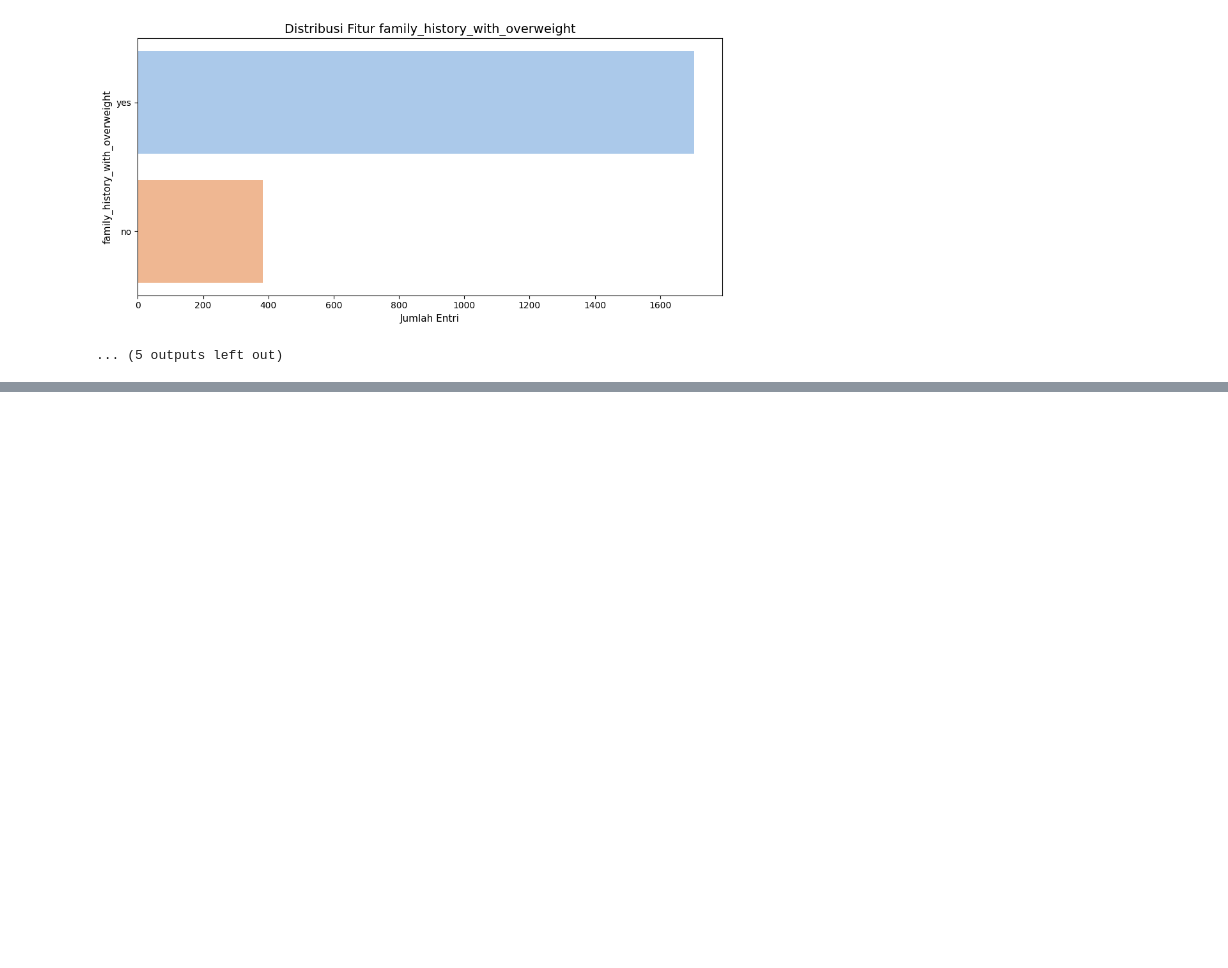
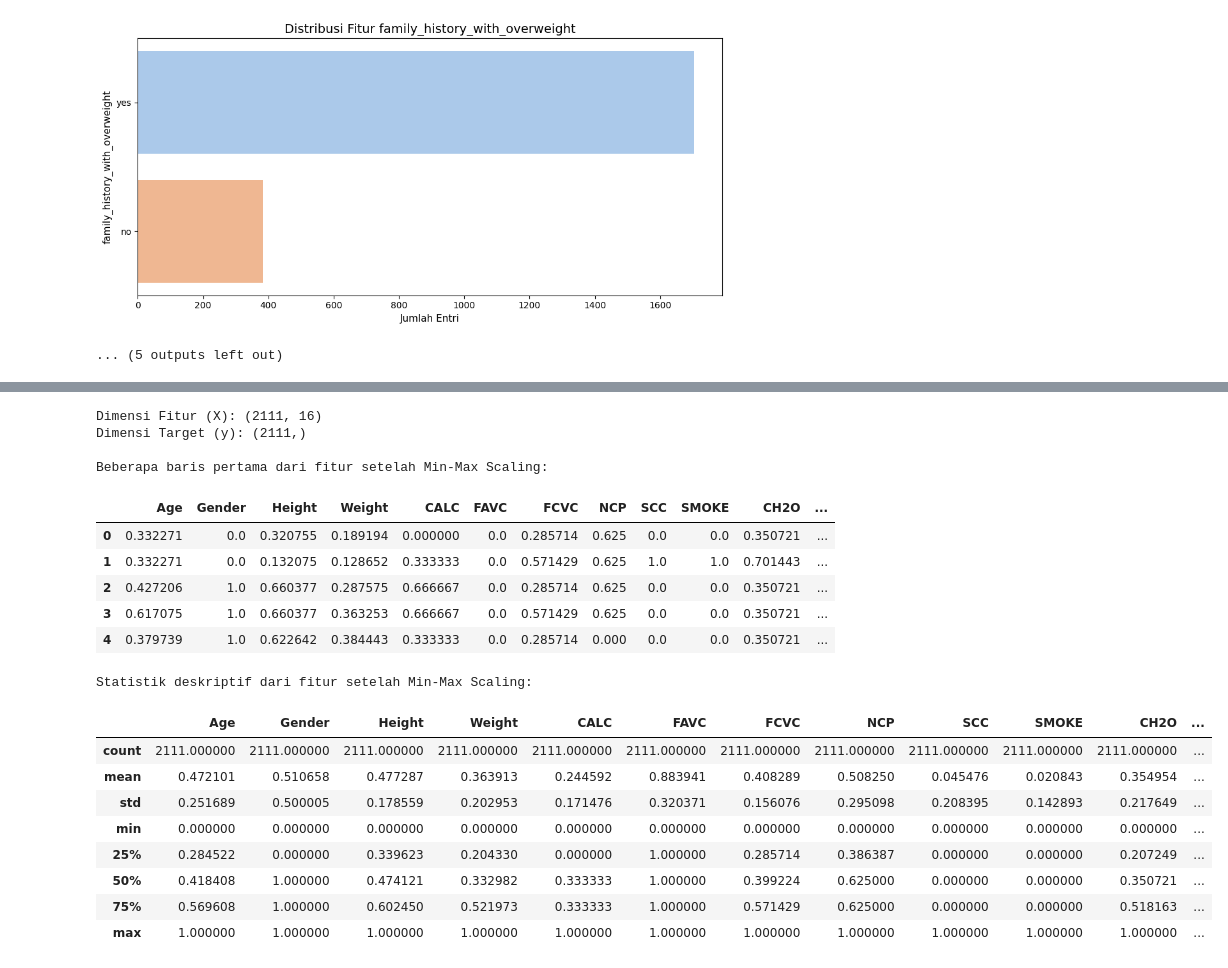
Before and after one commit to renji710/CapstoneUAS_BengkelKoding, a Jupyter notebook: Capstone_UAS.ipynb, the cells around one changed output, grey strips where cells are left out. Drawn from its saved outputs; the diff is of its cells as text; code cells hidden in the pictures; blank space fills up the shorter version.

```diff
--- a/Capstone_UAS.ipynb
+++ b/Capstone_UAS.ipynb
@@ -358,0 +453,9 @@ Name: count, dtype: int64
+# %%
+#Penanganan Missing Value
+#Kolom numerik yang akan diimputasi
+numerical_cols_to_impute = [col for col in numerical_cols if df_cleaned[col].isnull().any()]
+print(f"Kolom numerik dengan NaN yang akan diimputasi: {numerical_cols_to_impute}")
+
+#Kolom kategorikal yang akan diimputasi
+categorical_cols_to_impute = [col for col in categorical_cols if df_cleaned[col].isnull().any()]
+print(f"Kolom kategorikal dengan NaN yang akan diimputasi: {categorical_cols_to_impute}")
@@ -358,0 +465,12 @@ Name: count, dtype: int64
+# %%
+#Imputasi fitur numerik dengan median
+for col in numerical_cols_to_impute:
+    median_val = df_cleaned[col].median()
+    df_cleaned[col].fillna(median_val, inplace=True)
+    print(f"  Kolom '{col}': NaN diisi dengan median ({median_val:.2f})")
+
+#Imputasi fitur kategorikal dengan modus
+for col in categorical_cols_to_impute:
+    mode_val = df_cleaned[col].mode()[0]
+    df_cleaned[col].fillna(mode_val, inplace=True)
+    print(f"  Kolom '{col}': NaN diisi dengan modus ('{mode_val}')")
@@ -358,0 +602,40 @@ Name: count, dtype: int64
+# %%
+# Normalisasi Data (Min-Max Scaling)
+X = df_encoded_le.drop('NObeyesdad_encoded', axis=1)
+y = df_encoded_le['NObeyesdad_encoded']
+
+print("Dimensi Fitur (X):", X.shape)
+print("Dimensi Target (y):", y.shape)
+
+scaler = MinMaxScaler()
+
+X_scaled_array = scaler.fit_transform(X)
+
+X_scaled = pd.DataFrame(X_scaled_array, columns=X.columns)
+
+print("\nBeberapa baris pertama dari fitur setelah Min-Max Scaling:")
+display(X_scaled.head())
+
+print("\nStatistik deskriptif dari fitur setelah Min-Max Scaling:")
+display(X_scaled.describe())
+# %% [output]
+Dimensi Fitur (X): (2111, 16)
+Dimensi Target (y): (2111,)
+
+Beberapa baris pertama dari fitur setelah Min-Max Scaling:
+|  | Age | Gender | Height | Weight | CALC | FAVC | FCVC | NCP | SCC | SMOKE | CH2O | ... |
+| 0 | 0.332271 | 0.0 | 0.320755 | 0.189194 | 0.000000 | 0.0 | 0.285714 | 0.625 | 0.0 | 0.0 | 0.350721 | ... |
+| 1 | 0.332271 | 0.0 | 0.132075 | 0.128652 | 0.333333 | 0.0 | 0.571429 | 0.625 | 1.0 | 1.0 | 0.701443 | ... |
+| 2 | 0.427206 | 1.0 | 0.660377 | 0.287575 | 0.666667 | 0.0 | 0.285714 | 0.625 | 0.0 | 0.0 | 0.350721 | ... |
+| 3 | 0.617075 | 1.0 | 0.660377 | 0.363253 | 0.666667 | 0.0 | 0.571429 | 0.625 | 0.0 | 0.0 | 0.350721 | ... |
+| 4 | 0.379739 | 1.0 | 0.622642 | 0.384443 | 0.333333 | 0.0 | 0.285714 | 0.000 | 0.0 | 0.0 | 0.350721 | ... |
+Statistik deskriptif dari fitur setelah Min-Max Scaling:
+|  | Age | Gender | Height | Weight | CALC | FAVC | FCVC | NCP | SCC | SMOKE | CH2O | ... |
+| count | 2111.000000 | 2111.000000 | 2111.000000 | 2111.000000 | 2111.000000 | 2111.000000 | 2111.000000 | 2111.000000 | 2111.000000 | 2111.000000 | 2111.000000 | ... |
+| mean | 0.472101 | 0.510658 | 0.477287 | 0.363913 | 0.244592 | 0.883941 | 0.408289 | 0.508250 | 0.045476 | 0.020843 | 0.354954 | ... |
+| std | 0.251689 | 0.500005 | 0.178559 | 0.202953 | 0.171476 | 0.320371 | 0.156076 | 0.295098 | 0.208395 | 0.142893 | 0.217649 | ... |
+| min | 0.000000 | 0.000000 | 0.000000 | 0.000000 | 0.000000 | 0.000000 | 0.000000 | 0.000000 | 0.000000 | 0.000000 | 0.000000 | ... |
+| 25% | 0.284522 | 0.000000 | 0.339623 | 0.204330 | 0.000000 | 1.000000 | 0.285714 | 0.386387 | 0.000000 | 0.000000 | 0.207249 | ... |
+| 50% | 0.418408 | 1.000000 | 0.474121 | 0.332982 | 0.333333 | 1.000000 | 0.399224 | 0.625000 | 0.000000 | 0.000000 | 0.350721 | ... |
+| 75% | 0.569608 | 1.000000 | 0.602450 | 0.521973 | 0.333333 | 1.000000 | 0.571429 | 0.625000 | 0.000000 | 0.000000 | 0.518163 | ... |
+| max | 1.000000 | 1.000000 | 1.000000 | 1.000000 | 1.000000 | 1.000000 | 1.000000 | 1.000000 | 1.000000 | 1.000000 | 1.000000 | ... |
```
Also changed, not shown: parts of 7 cells of this notebook.
